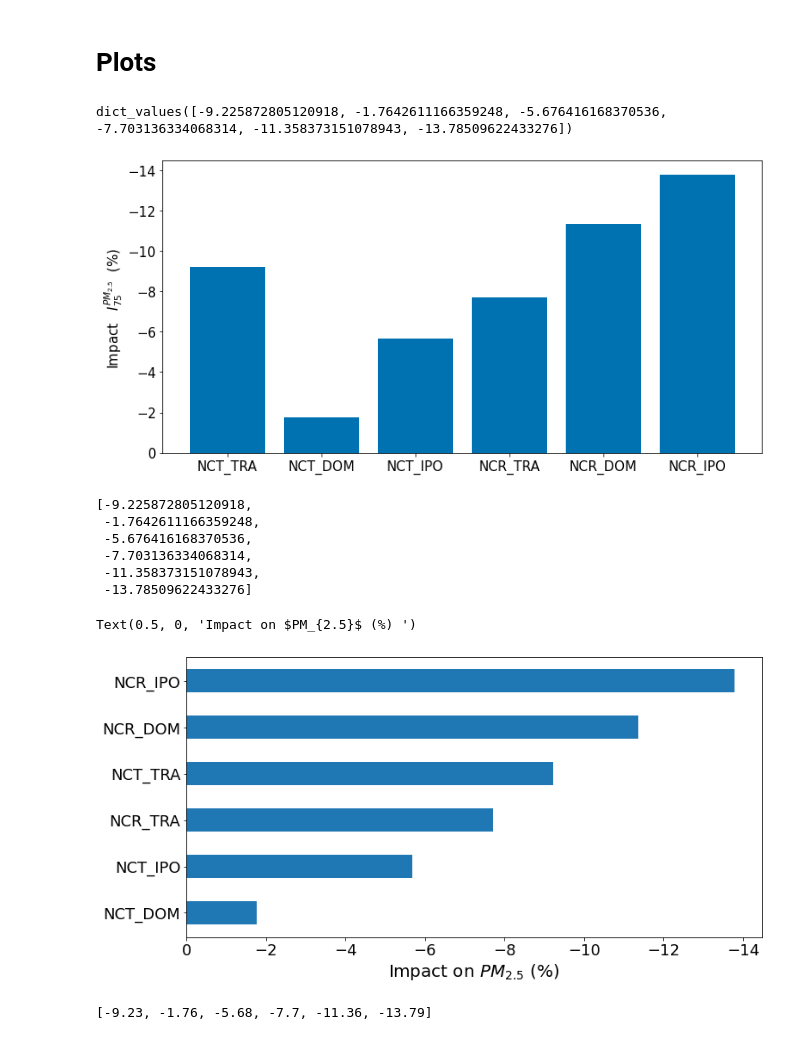
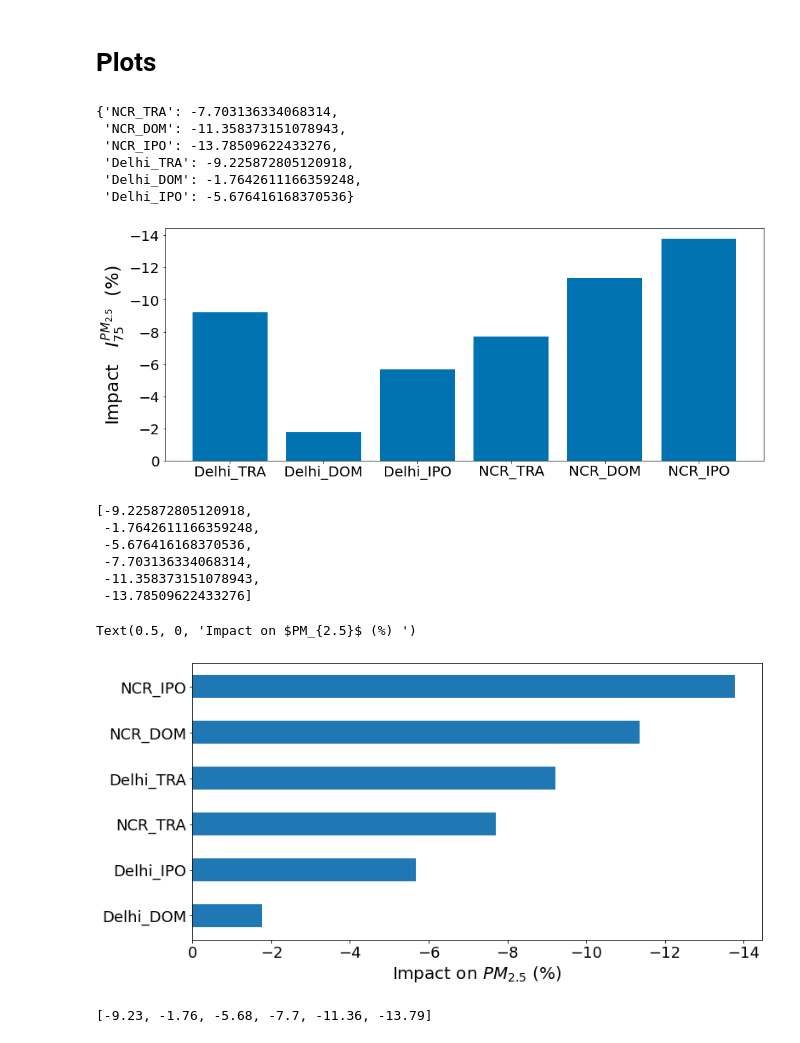
Before and after one commit to catemgn/delhi_post_tra, a Jupyter notebook: analysis/impacts/impacts_analysis_PM25.ipynb, the cells around one changed output. Cells and saved outputs as stored; diff of their text form; code cells hidden in the pictures.

```diff
--- a/analysis/impacts/impacts_analysis_PM25.ipynb
+++ b/analysis/impacts/impacts_analysis_PM25.ipynb
@@ -188,26 +188,42 @@ imp75
  'NCR_IPO': -13.78509622433276}
 # %% [markdown]
 # Plots
+# %%
+imp75['Delhi_TRA'] = imp75['NCT_TRA']
+imp75['Delhi_DOM'] = imp75['NCT_DOM']
+imp75['Delhi_IPO'] = imp75['NCT_IPO']
+
+del imp75['NCT_TRA']
+del imp75['NCT_DOM']
+del imp75['NCT_IPO']
 # %%
-imp75.values()
+imp75
 # %% [output]
-dict_values([-9.225872805120918, -1.7642611166359248, -5.676416168370536, -7.703136334068314, -11.358373151078943, -13.78509622433276])
+{'NCR_TRA': -7.703136334068314,
+ 'NCR_DOM': -11.358373151078943,
+ 'NCR_IPO': -13.78509622433276,
+ 'Delhi_TRA': -9.225872805120918,
+ 'Delhi_DOM': -1.7642611166359248,
+ 'Delhi_IPO': -5.676416168370536}
+# %%
+keyorder = ['BASE', 'Delhi_TRA', 'Delhi_DOM', 'Delhi_IPO','NCR_TRA', 'NCR_DOM','NCR_IPO']
+imp75={k: imp75[k] for k in keyorder if k in imp75}
 # %%
 import matplotlib.pyplot as plt
 # %%
-fig, ax = plt.subplots(figsize=(12,6))
+fig, ax = plt.subplots(figsize=(15,6))
 ax.bar(imp75.keys(),imp75.values(),color='#0072B2')
-ax.set_xticklabels(imp0.keys())
+ax.set_xticklabels(imp75.keys())
 #aqg = [15]
 #it1=[75]
 left, right = plt.xlim()
 #plt.hlines(aqg, xmin=left, xmax=right, color='r', linestyles='-',label='WHO AQG')
 #plt.hlines(it1, xmin=left, xmax=right, color='r', linestyles='--',label='interim target 1')
 #plt.annotate('AQG WHO', xy=(0.85,0.07), xycoords='axes fraction',color='r',)
 #plt.annotate('interim target 1', xy=(1.01,0.07), xycoords='axes fraction',color='r')
-ax.tick_params(axis='both', which='major', labelsize=15)
-plt.ylabel("Impact   $I^{PM_{2.5}}_{75}$  (%) ",fontsize=15)
+ax.tick_params(axis='both', which='major', labelsize=20)
+plt.ylabel("Impact   $I^{PM_{2.5}}_{75}$  (%) ",fontsize=25)
 plt.gca().invert_yaxis()
 # %% [output]
-[figure, old version]
+[figure, new version]
 # %%
@@ -244,7 +260,7 @@ plt.xlabel("Impact on $PM_{2.5}$ (%) ",fontsize=20) #"Impact   $I^{PM_{2.5}}_{75
 #    ax.text(v-0.25, i +0, str(v), color='red', fontweight='bold',fontsize=15)
 # %% [output]
 Text(0.5, 0, 'Impact on $PM_{2.5}$ (%) ')
-[figure, old version]
+[figure, new version]
 # %%
 rounded = [round(num,2) for num in list(imp75.values())]
 # %%
```
Also changed, not shown: parts of 18 cells of this notebook, 13 other files.
